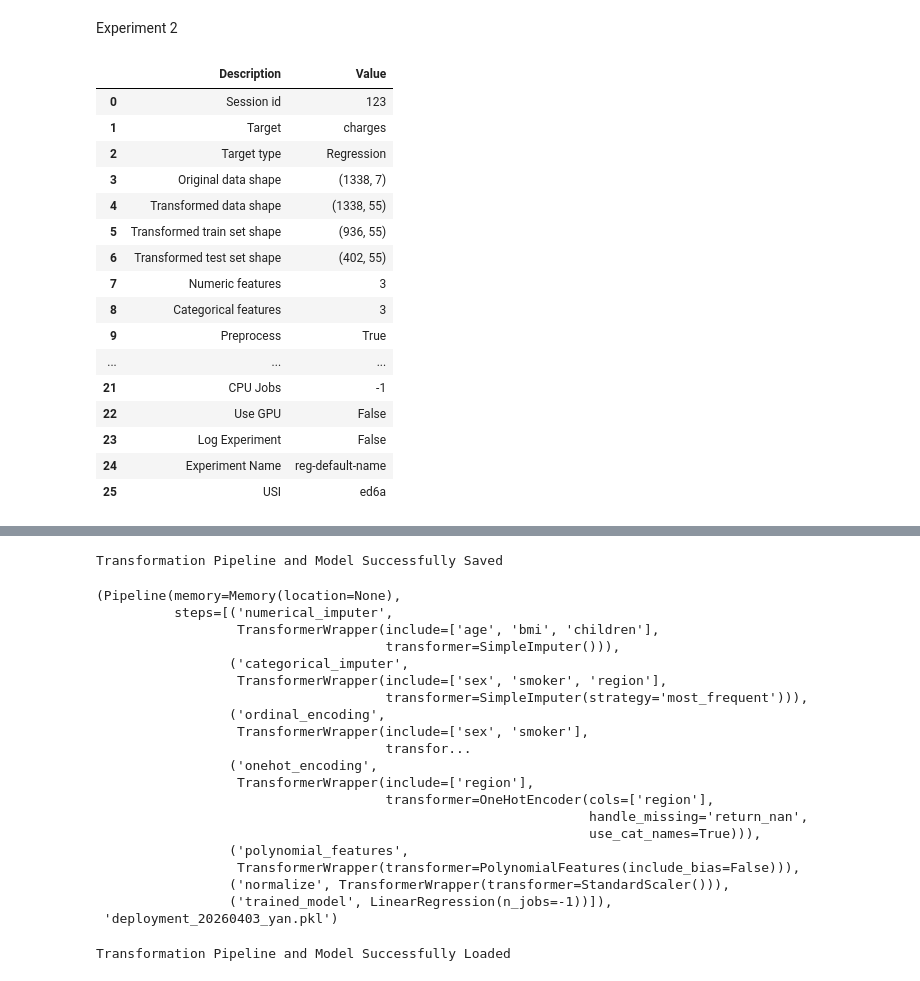
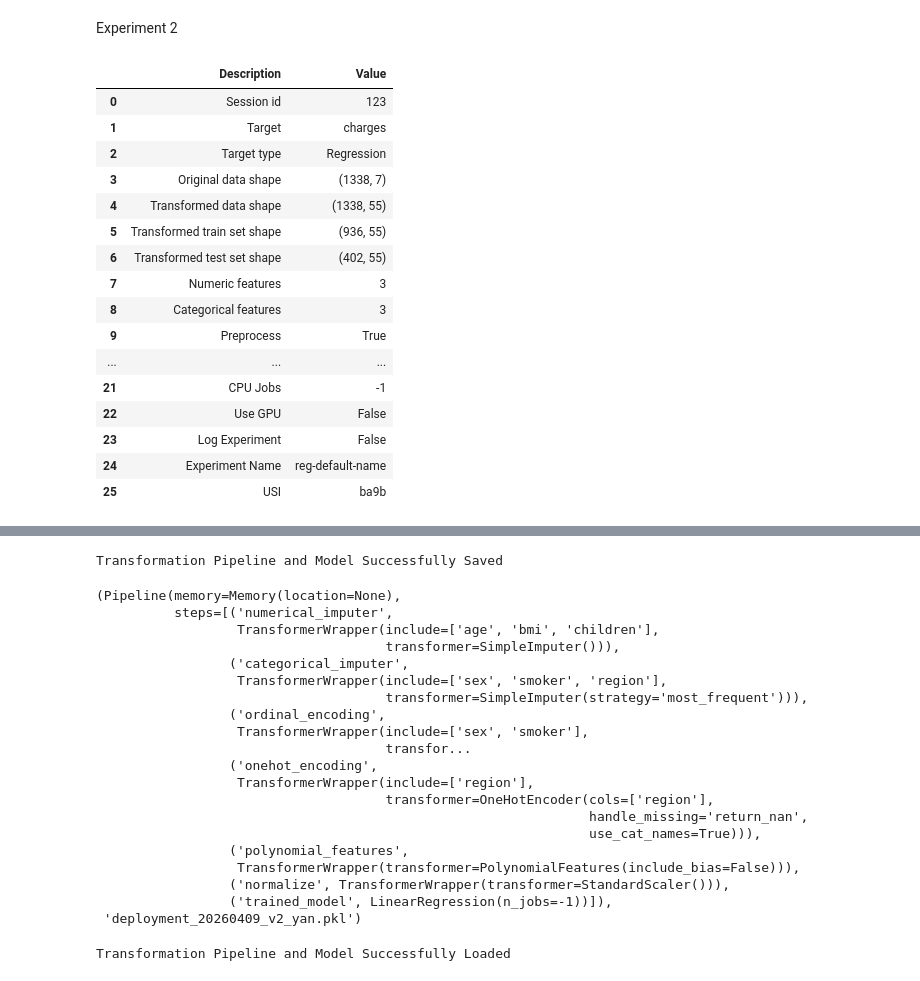
Before and after one commit to Yacaicedo6/proyecto_yan_hands_on, a Jupyter notebook: ml.ipynb, the cells around one changed output, grey strips where cells are left out. Cells and saved outputs as stored; diff of their text form; code cells hidden in the pictures.

```diff
--- a/ml.ipynb
+++ b/ml.ipynb
@@ -3,7 +1,7 @@
 # %%
 # load dataset
 from pycaret.datasets import get_data
-insurance = get_data('insurance')
+data = get_data('insurance')
 # %% [output]
 |  | age | sex | bmi | children | smoker | region | charges |
 | 0 | 19 | female | 27.900 | 0 | yes | southwest | 16884.92400 |
@@ -50,27 +61,27 @@ plot_model(lr)
 # %% [markdown]
 Experiment 2
 # %%
-r2 = setup(insurance, target = 'charges', session_id = 123,
+r2 = setup(data, target = 'charges', session_id = 123,
            normalize = True,
            polynomial_features = True)
 # %% [output]
 |  | Description | Value |
 | 0 | Session id | 123 |
 | 1 | Target | charges |
 | 2 | Target type | Regression |
 | 3 | Original data shape | (1338, 7) |
 | 4 | Transformed data shape | (1338, 55) |
 | 5 | Transformed train set shape | (936, 55) |
 | 6 | Transformed test set shape | (402, 55) |
 | 7 | Numeric features | 3 |
 | 8 | Categorical features | 3 |
 | 9 | Preprocess | True |
 | ... | ... | ... |
 | 21 | CPU Jobs | -1 |
 | 22 | Use GPU | False |
 | 23 | Log Experiment | False |
 | 24 | Experiment Name | reg-default-name |
-| 25 | USI | ed6a |
+| 25 | USI | ba9b |
 # %%
 lr2 = create_model('lr')
 # %% [output]
@@ -97,7 +108,7 @@ plot_model(lr2)
 [figure]
 # %%
 # save pipeline/model
-save_model(lr, model_name = 'deployment_20260403_yan')
+save_model(lr2, model_name = 'deployment_20260409_v2_yan')
 # %% [output]
 Transformation Pipeline and Model Successfully Saved
 (Pipeline(memory=Memory(location=None),
@@ -119,5 +130,5 @@ Transformation Pipeline and Model Successfully Saved
                   TransformerWrapper(transformer=PolynomialFeatures(include_bias=False))),
                  ('normalize', TransformerWrapper(transformer=StandardScaler())),
                  ('trained_model', LinearRegression(n_jobs=-1))]),
- 'deployment_20260403_yan.pkl')
+ 'deployment_20260409_v2_yan.pkl')
 # %%
```
Also changed, not shown: parts of 6 cells of this notebook, 4 other files.
